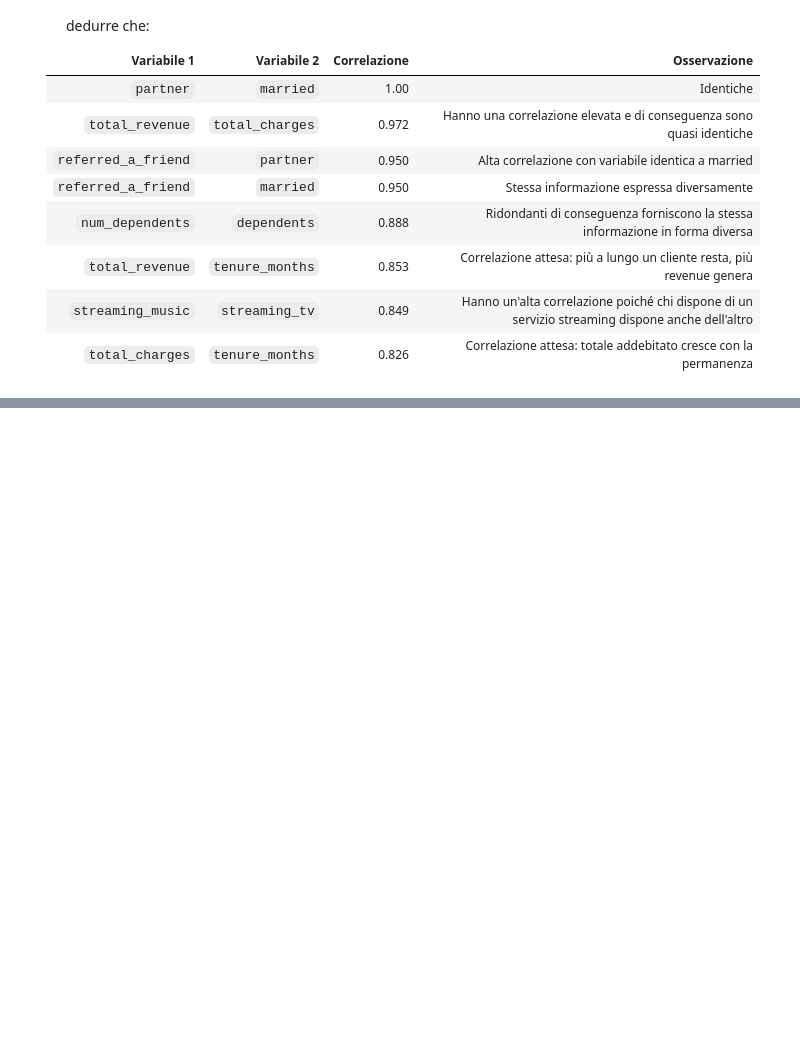
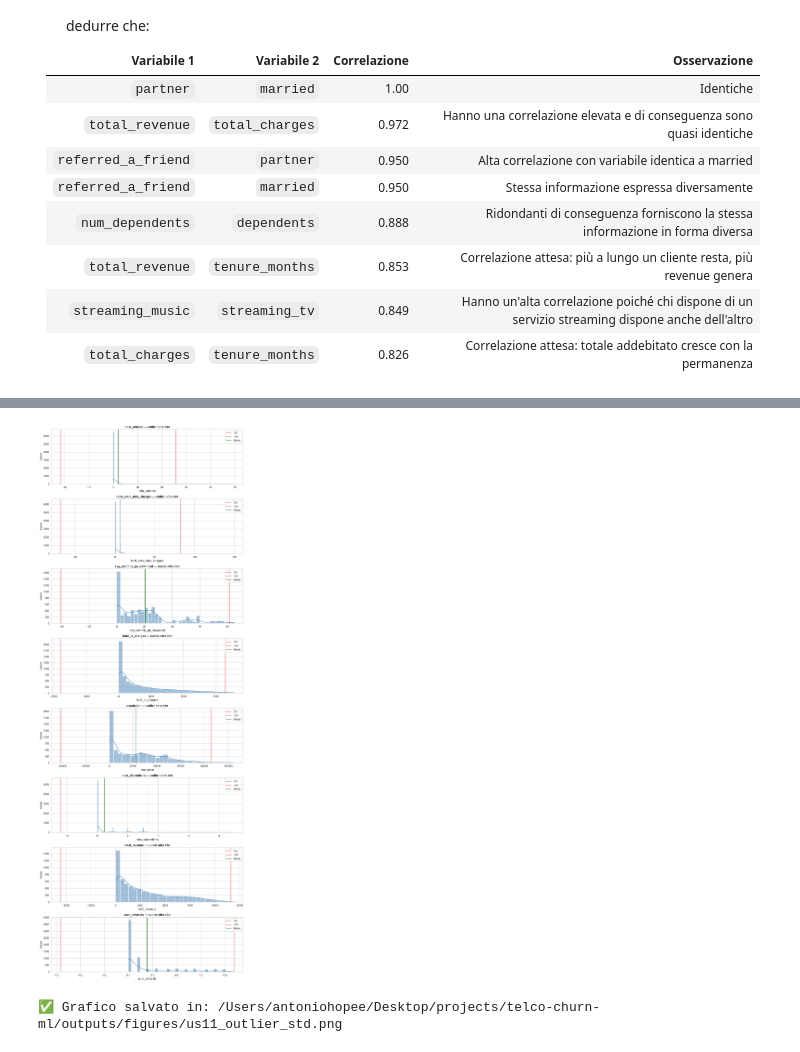
Before and after one commit to antoniohopee/telco-churn-ml, a Jupyter notebook: notebooks/02_exploratory_analysis.ipynb, the cells around one changed output, grey strips where cells are left out. Drawn from its saved outputs; the diff is of its cells as text; code cells hidden in the pictures; blank space fills up the shorter version.

Commit message:
feat: US-11 analisi outlier metodo deviazione standard, funzione in src/preprocessing.py

```diff
--- a/notebooks/02_exploratory_analysis.ipynb
+++ b/notebooks/02_exploratory_analysis.ipynb
@@ -251,0 +254,15 @@ La matrice di correlazione serve a due scopi principali:
+# %%
+import pandas as pd
+import numpy as np
+import matplotlib.pyplot as plt
+import seaborn as sns
+import os
+import sys
+
+sys.path.append(os.path.abspath(".."))
+
+# Carica il dataset pulito
+df = pd.read_csv(os.path.abspath(os.path.join("..", "data", "processed", "data_clean.csv")))
+
+sns.set_theme(style="whitegrid")
+print(f"Dataset caricato: {df.shape[0]} righe, {df.shape[1]} colonne")
@@ -251,0 +290,5 @@ La matrice di correlazione serve a due scopi principali:
+# %%
+from src.preprocessing import detect_outliers_std
+
+df_outlier_std = detect_outliers_std(df, num_cols)
+display(df_outlier_std)
@@ -251,0 +311,29 @@ La matrice di correlazione serve a due scopi principali:
+# %%
+# Visualizziamo solo le variabili con almeno 1 outlier
+cols_con_outlier = df_outlier_std[df_outlier_std['N. Outlier'] > 0]['Variabile'].tolist()
+
+fig, axes = plt.subplots(len(cols_con_outlier), 1, figsize=(12, 4 * len(cols_con_outlier)))
+
+for ax, col in zip(axes, cols_con_outlier):
+    media = df[col].mean()
+    std = df[col].std()
+
+    sns.histplot(data=df, x=col, kde=True, ax=ax, color='steelblue')
+
+    # Linee dei limiti ±3σ
+    ax.axvline(media - 3 * std, color='red', linestyle='--', label='-3σ')
+    ax.axvline(media + 3 * std, color='red', linestyle='--', label='+3σ')
+    ax.axvline(media, color='green', linestyle='-', label='Media')
+
+    ax.set_title(f'{col} — outlier oltre ±3σ', fontweight='bold')
+    ax.legend()
+
+plt.tight_layout()
+
+figures_path = os.path.abspath(os.path.join("..", "outputs", "figures", "us11_outlier_std.png"))
+plt.savefig(figures_path, dpi=150, bbox_inches='tight')
+plt.show()
+print(f"✅ Grafico salvato in: {figures_path}")
+# %% [output]
+[figure, added]
+✅ Grafico salvato in: /Users/antoniohopee/Desktop/projects/telco-churn-ml/outputs/figures/us11_outlier_std.png
```
Also changed, not shown: parts of 9 cells of this notebook, 2 other files.
